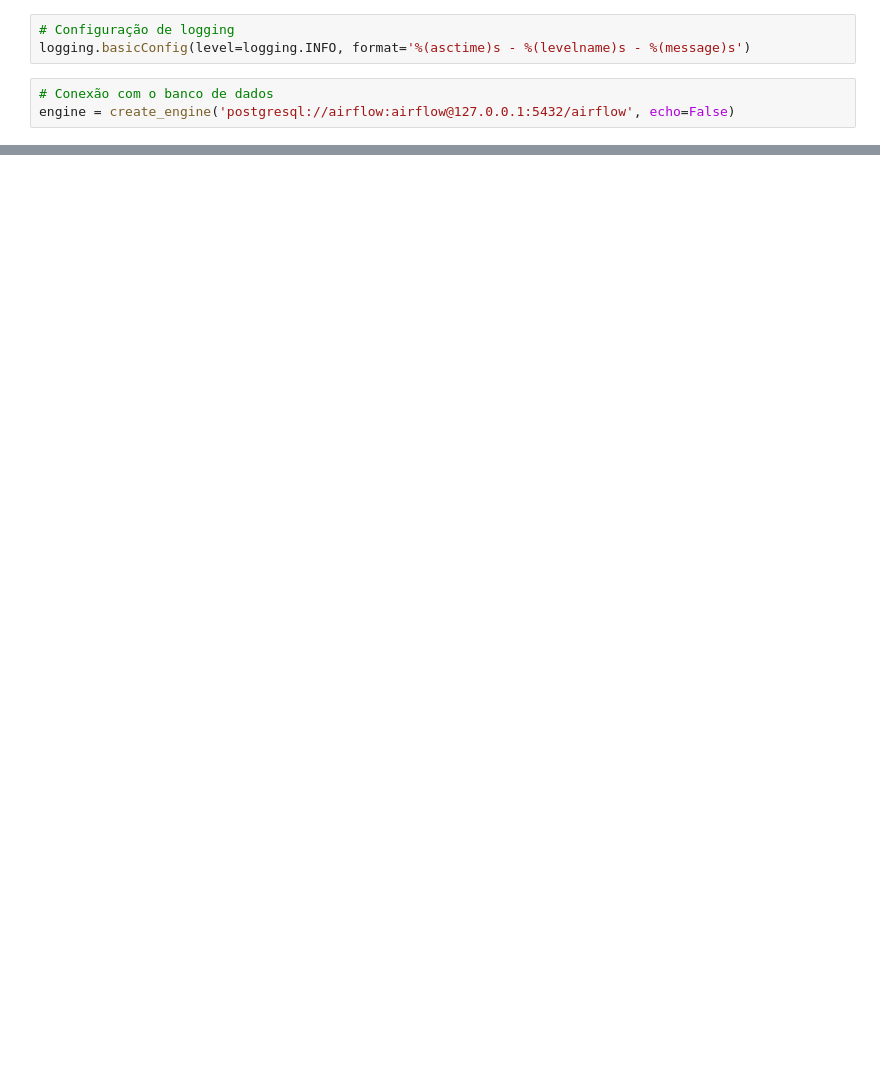
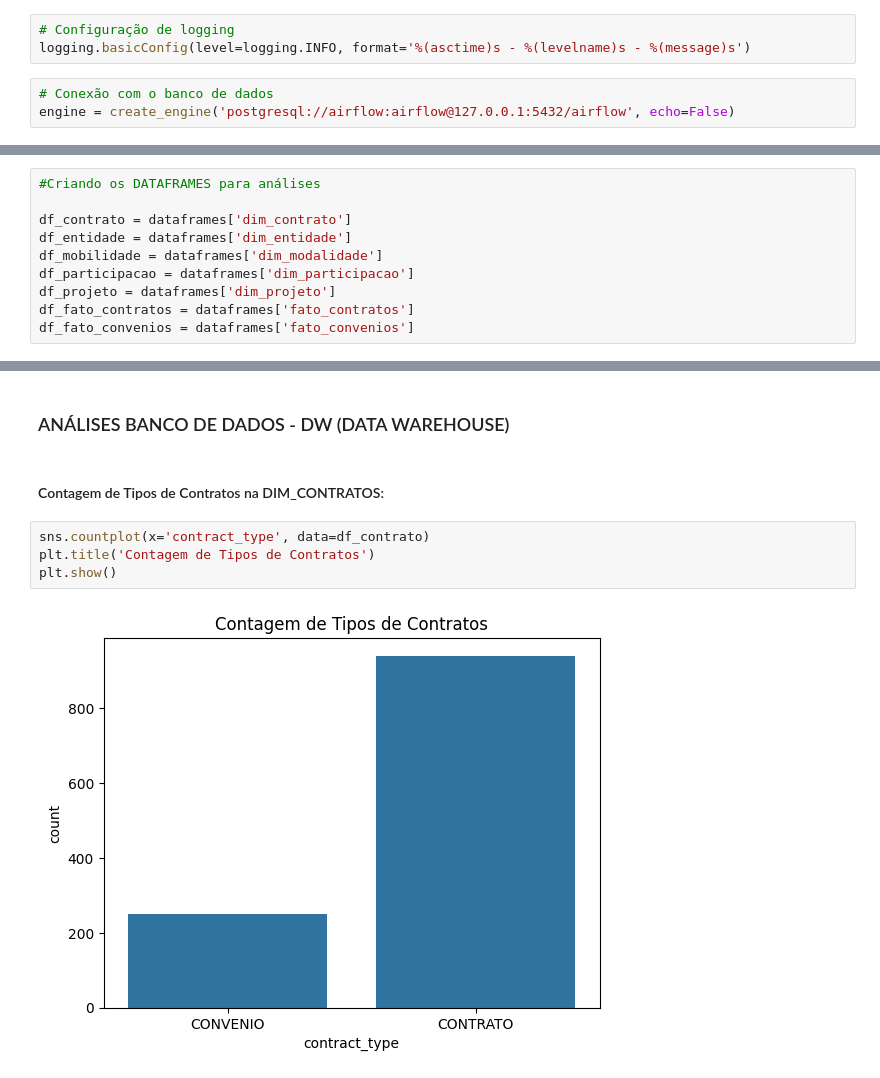
Before and after one commit to NayaraWakewski/ProjetoPython, a Jupyter notebook: 7_Analise_Exploratoria_Estatistica_Dw/analise_dw.ipynb, the cells around one changed output, grey strips where cells are left out. Saved outputs shown, nothing was run; the diff lists cells and outputs as text; blank space fills up the shorter version.

Commit message:
Alterações e Documentação do Projeto

```diff
--- a/7_Analise_Exploratoria_Estatistica_Dw/analise_dw.ipynb
+++ b/7_Analise_Exploratoria_Estatistica_Dw/analise_dw.ipynb
@@ -105,0 +45,10 @@ dataframes['fato_convenios'].head()
+# %%
+#Criando os DATAFRAMES para análises
+
+df_contrato = dataframes['dim_contrato']
+df_entidade = dataframes['dim_entidade']
+df_mobilidade = dataframes['dim_modalidade']
+df_participacao = dataframes['dim_participacao']
+df_projeto = dataframes['dim_projeto']
+df_fato_contratos = dataframes['fato_contratos']
+df_fato_convenios = dataframes['fato_convenios']
@@ -105,0 +287,10 @@ dataframes['fato_convenios'].head()
+# %% [markdown]
+### ANÁLISES BANCO DE DADOS - DW (DATA WAREHOUSE)
+# %% [markdown]
+#### Contagem de Tipos de Contratos na DIM_CONTRATOS:
+# %%
+sns.countplot(x='contract_type', data=df_contrato)
+plt.title('Contagem de Tipos de Contratos')
+plt.show()
+# %% [output]
+[figure, added]
```
Also changed, not shown: parts of 48 cells of this notebook, 10 other files.
